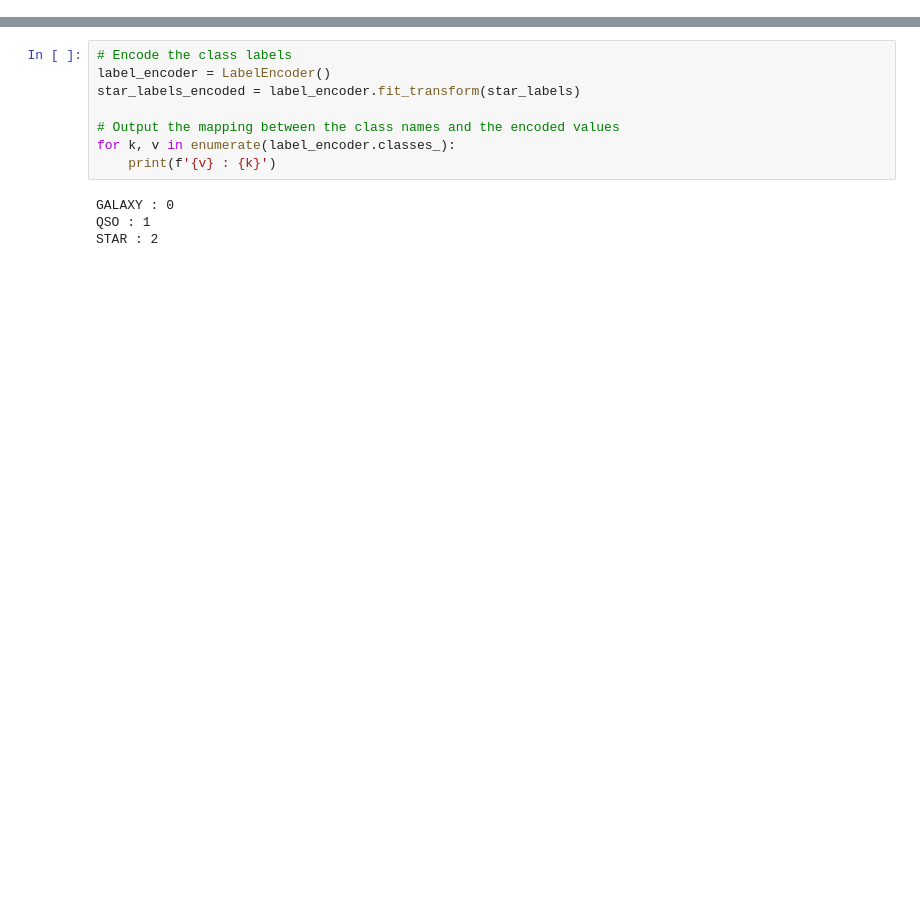
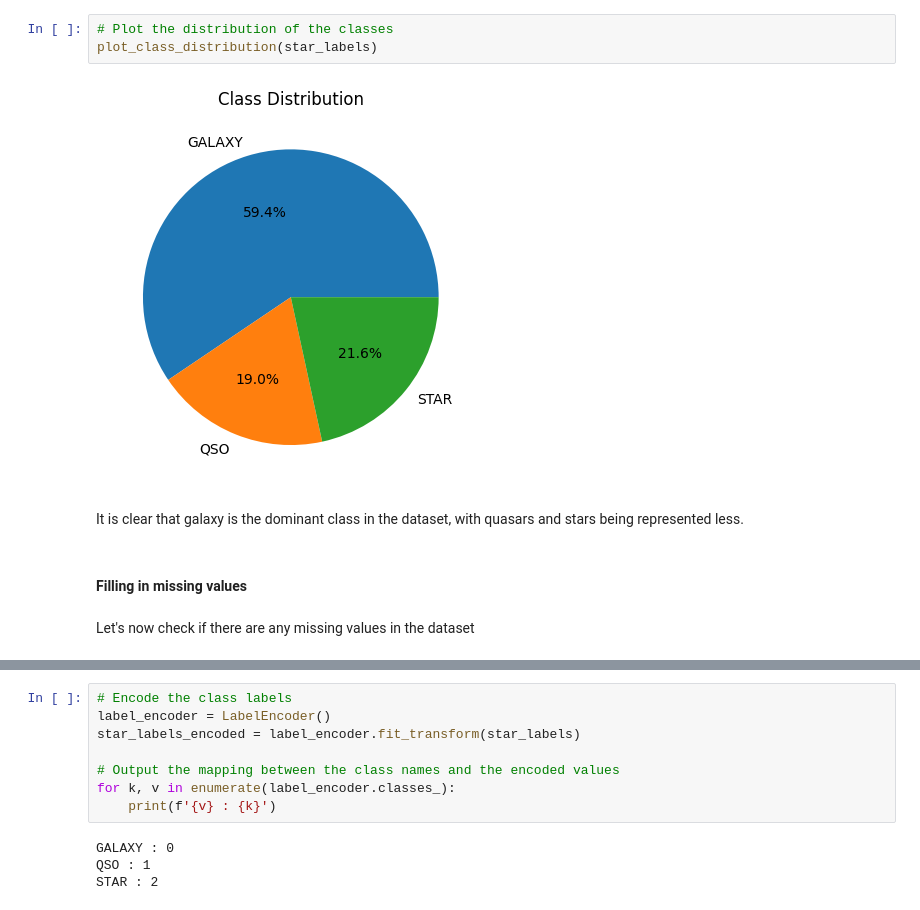
Before and after one commit to camwhite18/ml-classification-regression, a Jupyter notebook: task3_1.ipynb, the cells around one changed output, grey strips where cells are left out. Drawn from its saved outputs; the diff is of its cells as text; blank space fills up the shorter version.

```diff
--- a/task3_1.ipynb
+++ b/task3_1.ipynb
@@ -77,0 +94,11 @@ Total: 0 missing values
+# %%
+# Plot the distribution of the classes
+plot_class_distribution(star_labels)
+# %% [output]
+[figure, added]
+# %% [markdown]
+It is clear that galaxy is the dominant class in the dataset, with quasars and stars being represented less.
+# %% [markdown]
+#### Filling in missing values <a class="anchor" id="Filling-in-missing-values"></a>
+# %% [markdown]
+Let's now check if there are any missing values in the dataset
```
Also changed, not shown: parts of 207 cells of this notebook, 12 other files.
